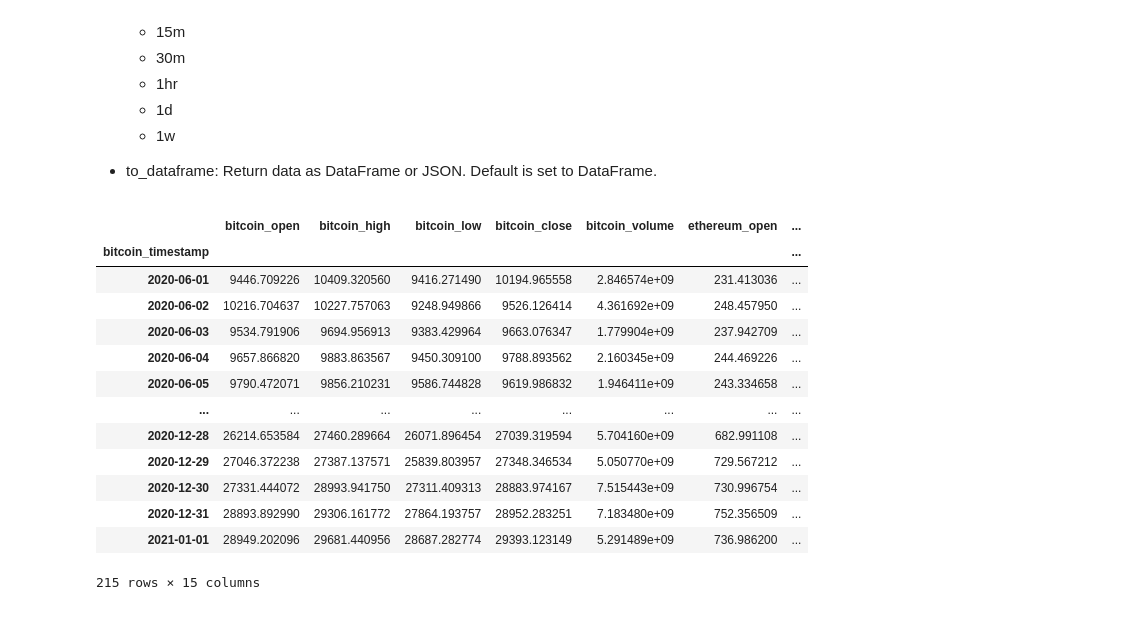
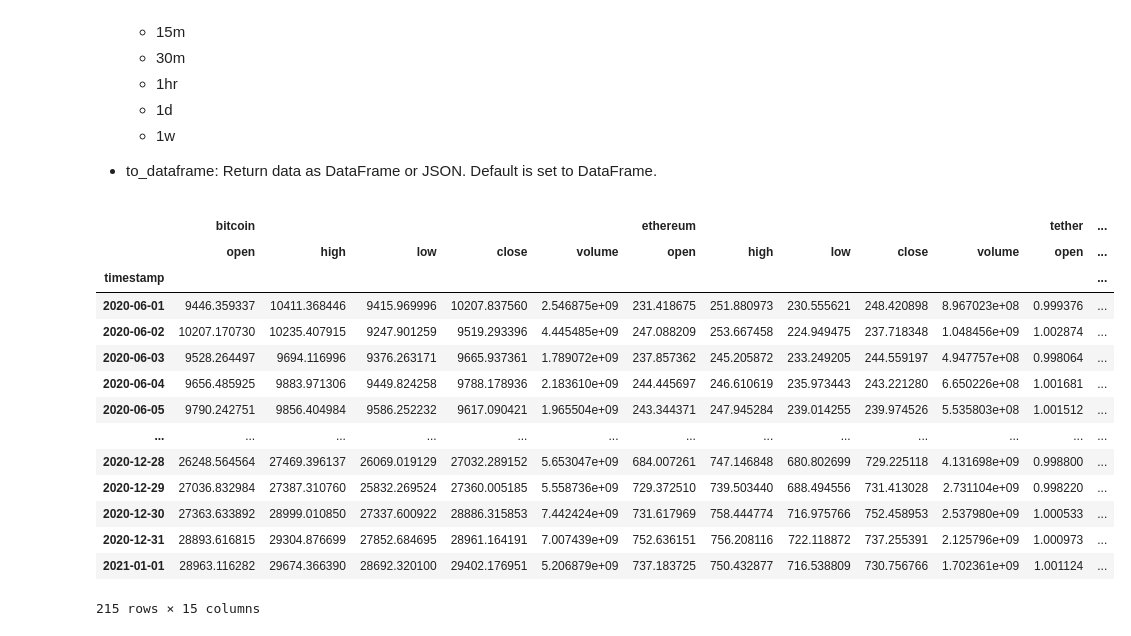
Before and after one commit to messari/messari-python-api, a Jupyter notebook: examples/Messari API Tutorial.ipynb, the cells around one changed output. Drawn from its saved outputs; the diff is of its cells as text; code cells hidden in the pictures.

```diff
--- a/examples/Messari API Tutorial.ipynb
+++ b/examples/Messari API Tutorial.ipynb
@@ -7,8 +7,8 @@ The first thing is to authenticate your account. You can create an API key by fi
 # %% [markdown]
 After generating an API, import the library and add your key by running:
 # %%
-import messari
-messari.MESSARI_API_KEY = 'your_api_key'
+from messari.messari import Messari
+messari = Messari('your_api_key')
 # %% [markdown]
 ## Library Structure
 # %% [markdown]
@@ -456,24 +460,24 @@ The paremeters of the function are:
 
 * to_dataframe: Return data as DataFrame or JSON. Default is set to DataFrame.
 # %%
-from messari.timeseries import get_metric_timeseries
 metric = 'price'
 start = '2020-06-01'
 end = '2021-01-01'
-timeseries_df = get_metric_timeseries(asset_slugs=assets, asset_metric=metric, start=start, end=end)
+timeseries_df = messari.get_metric_timeseries(asset_slugs=assets, asset_metric=metric, start=start, end=end)
 timeseries_df
 # %% [output]
-|  | bitcoin_open | bitcoin_high | bitcoin_low | bitcoin_close | bitcoin_volume | ethereum_open | ... |
-| bitcoin_timestamp |  |  |  |  |  |  | ... |
-| 2020-06-01 | 9446.709226 | 10409.320560 | 9416.271490 | 10194.965558 | 2.846574e+09 | 231.413036 | ... |
-| 2020-06-02 | 10216.704637 | 10227.757063 | 9248.949866 | 9526.126414 | 4.361692e+09 | 248.457950 | ... |
-| 2020-06-03 | 9534.791906 | 9694.956913 | 9383.429964 | 9663.076347 | 1.779904e+09 | 237.942709 | ... |
-| 2020-06-04 | 9657.866820 | 9883.863567 | 9450.309100 | 9788.893562 | 2.160345e+09 | 244.469226 | ... |
-| 2020-06-05 | 9790.472071 | 9856.210231 | 9586.744828 | 9619.986832 | 1.946411e+09 | 243.334658 | ... |
-| ... | ... | ... | ... | ... | ... | ... | ... |
-| 2020-12-28 | 26214.653584 | 27460.289664 | 26071.896454 | 27039.319594 | 5.704160e+09 | 682.991108 | ... |
-| 2020-12-29 | 27046.372238 | 27387.137571 | 25839.803957 | 27348.346534 | 5.050770e+09 | 729.567212 | ... |
-| 2020-12-30 | 27331.444072 | 28993.941750 | 27311.409313 | 28883.974167 | 7.515443e+09 | 730.996754 | ... |
-| 2020-12-31 | 28893.892990 | 29306.161772 | 27864.193757 | 28952.283251 | 7.183480e+09 | 752.356509 | ... |
-| 2021-01-01 | 28949.202096 | 29681.440956 | 28687.282774 | 29393.123149 | 5.291489e+09 | 736.986200 | ... |
+|  | bitcoin |  |  |  |  | ethereum |  |  |  |  | tether | ... |
+|  | open | high | low | close | volume | open | high | low | close | volume | open | ... |
+| timestamp |  |  |  |  |  |  |  |  |  |  |  | ... |
+| 2020-06-01 | 9446.359337 | 10411.368446 | 9415.969996 | 10207.837560 | 2.546875e+09 | 231.418675 | 251.880973 | 230.555621 | 248.420898 | 8.967023e+08 | 0.999376 | ... |
+| 2020-06-02 | 10207.170730 | 10235.407915 | 9247.901259 | 9519.293396 | 4.445485e+09 | 247.088209 | 253.667458 | 224.949475 | 237.718348 | 1.048456e+09 | 1.002874 | ... |
+| 2020-06-03 | 9528.264497 | 9694.116996 | 9376.263171 | 9665.937361 | 1.789072e+09 | 237.857362 | 245.205872 | 233.249205 | 244.559197 | 4.947757e+08 | 0.998064 | ... |
+| 2020-06-04 | 9656.485925 | 9883.971306 | 9449.824258 | 9788.178936 | 2.183610e+09 | 244.445697 | 246.610619 | 235.973443 | 243.221280 | 6.650226e+08 | 1.001681 | ... |
+| 2020-06-05 | 9790.242751 | 9856.404984 | 9586.252232 | 9617.090421 | 1.965504e+09 | 243.344371 | 247.945284 | 239.014255 | 239.974526 | 5.535803e+08 | 1.001512 | ... |
+| ... | ... | ... | ... | ... | ... | ... | ... | ... | ... | ... | ... | ... |
+| 2020-12-28 | 26248.564564 | 27469.396137 | 26069.019129 | 27032.289152 | 5.653047e+09 | 684.007261 | 747.146848 | 680.802699 | 729.225118 | 4.131698e+09 | 0.998800 | ... |
+| 2020-12-29 | 27036.832984 | 27387.310760 | 25832.269524 | 27360.005185 | 5.558736e+09 | 729.372510 | 739.503440 | 688.494556 | 731.413028 | 2.731104e+09 | 0.998220 | ... |
+| 2020-12-30 | 27363.633892 | 28999.010850 | 27337.600922 | 28886.315853 | 7.442424e+09 | 731.617969 | 758.444774 | 716.975766 | 752.458953 | 2.537980e+09 | 1.000533 | ... |
+| 2020-12-31 | 28893.616815 | 29304.876699 | 27852.684695 | 28961.164191 | 7.007439e+09 | 752.636151 | 756.208116 | 722.118872 | 737.255391 | 2.125796e+09 | 1.000973 | ... |
+| 2021-01-01 | 28963.116282 | 29674.366390 | 28692.320100 | 29402.176951 | 5.206879e+09 | 737.183725 | 750.432877 | 716.538809 | 730.756766 | 1.702361e+09 | 1.001124 | ... |
 215 rows × 15 columns
```
Also changed, not shown: parts of 12 cells of this notebook, 11 other files.
